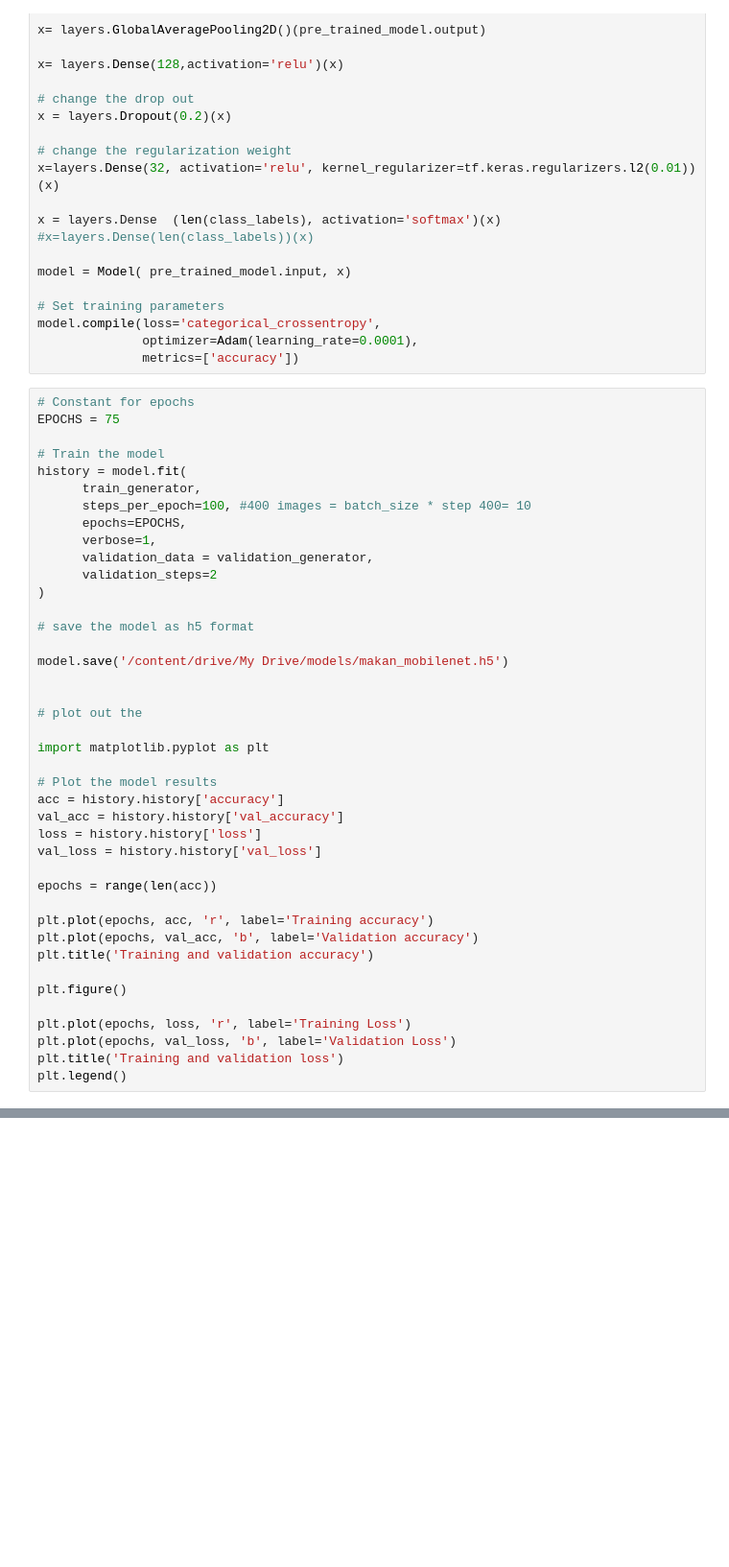
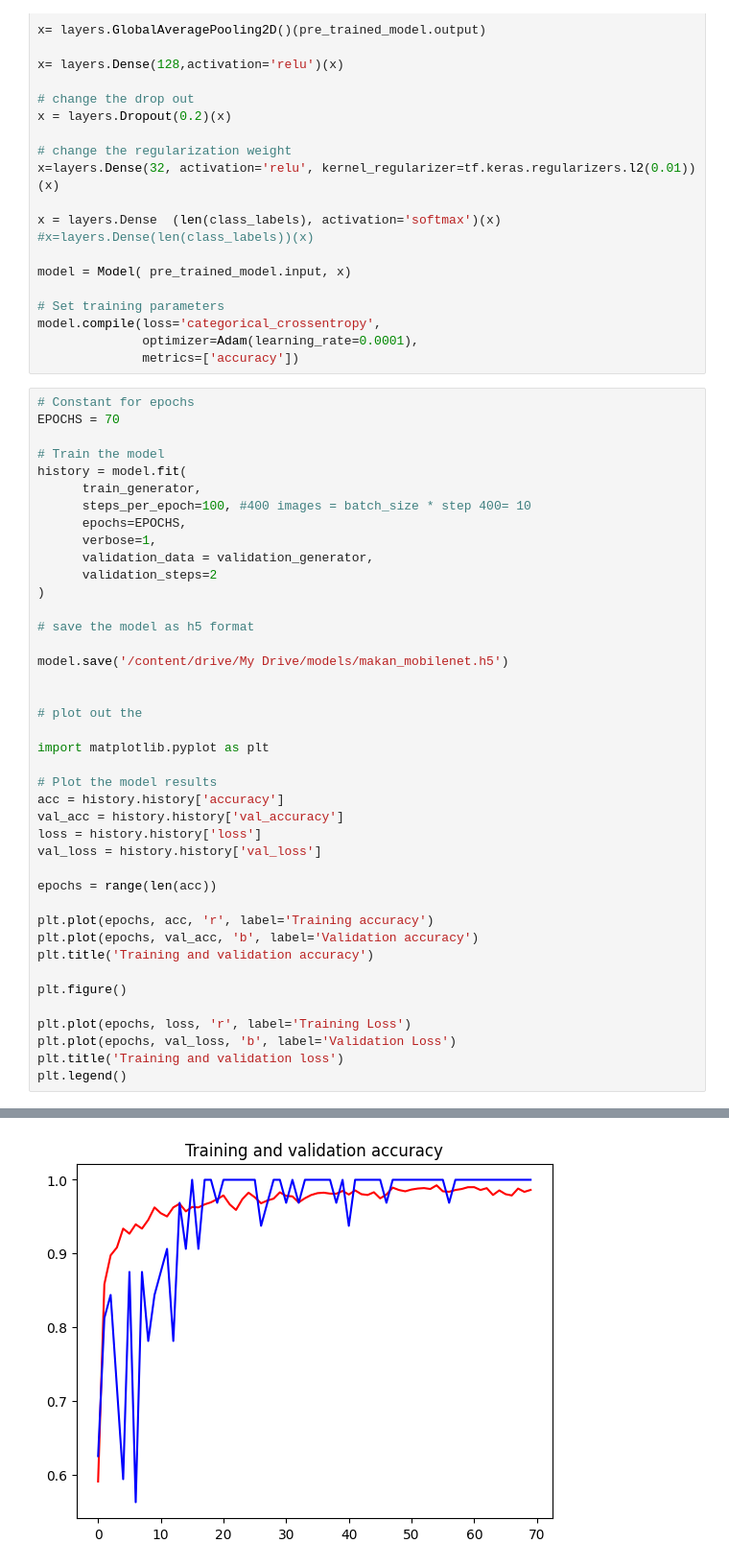
Before and after one commit to chernhaw/ITNPBDJ---Dissertation-Project, a Jupyter notebook: L2_Makan_MobileNet.ipynb, the cells around one changed output, grey strips where cells are left out. Shown: that part at 96% size. Cells and saved outputs as stored; diff of their text form; blank space fills up the shorter version.

```diff
--- a/L2_Makan_MobileNet.ipynb
+++ b/L2_Makan_MobileNet.ipynb
@@ -106,7 +106,7 @@ model.compile(loss='categorical_crossentropy',
               metrics=['accuracy'])
 # %%
 # Constant for epochs
-EPOCHS = 75
+EPOCHS = 70
 
 # Train the model
 history = model.fit(
@@ -165,0 +167 @@ Epoch 13/25
+[figure, added]
```
Also changed, not shown: parts of 2 cells of this notebook.
